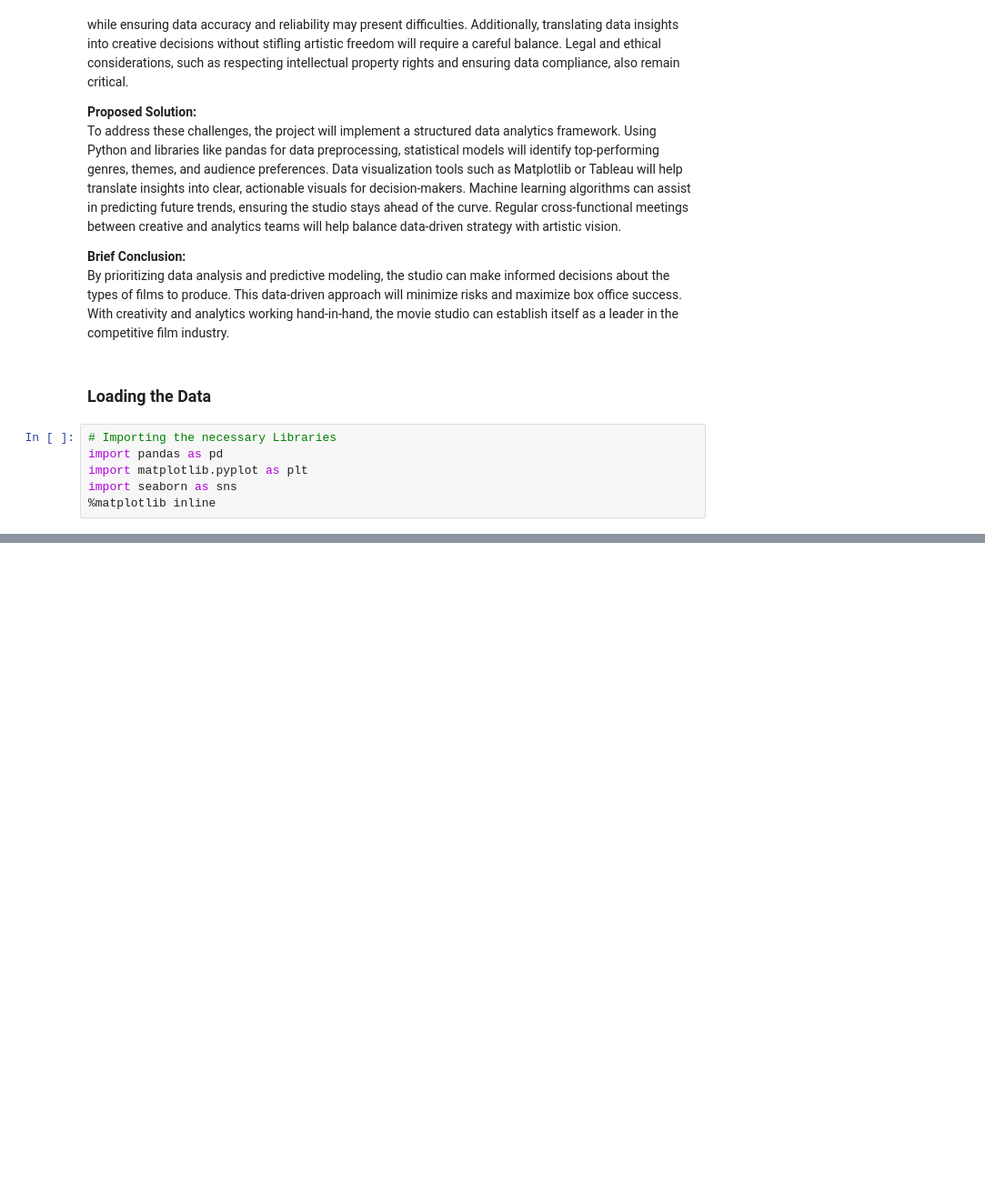
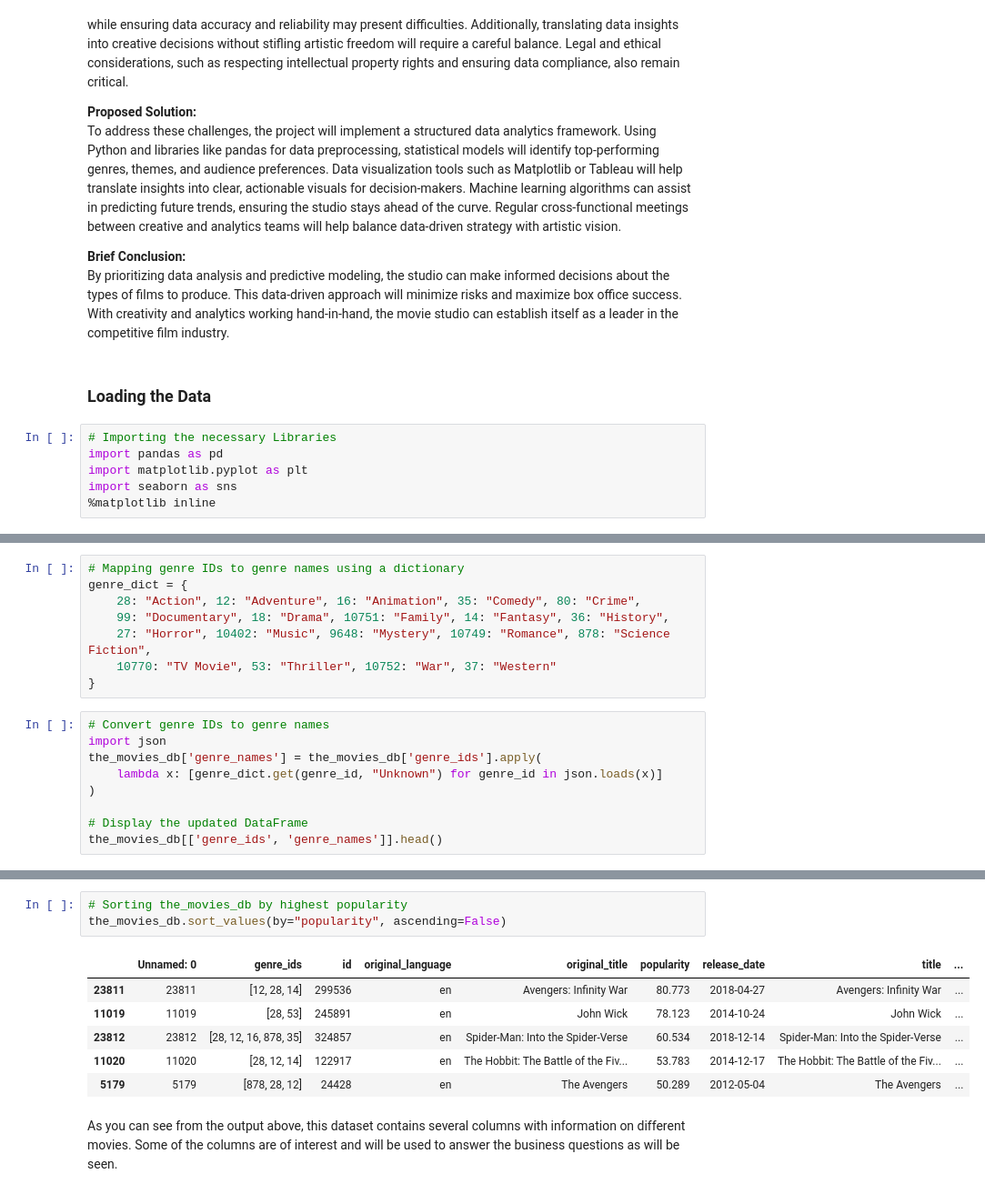
Before and after one commit to billysambasi/Group7_Phase_2_Project, a Jupyter notebook: student-bs.ipynb, the cells around one changed output, grey strips where cells are left out. Shown at 91% size. Cells and saved outputs as stored; diff of their text form; blank space fills up the shorter version.

```diff
--- a/student-bs.ipynb
+++ b/student-bs.ipynb
@@ -39,0 +204,17 @@ import seaborn as sns
+# %%
+# Mapping genre IDs to genre names using a dictionary
+genre_dict = {
+    28: "Action", 12: "Adventure", 16: "Animation", 35: "Comedy", 80: "Crime",
+    99: "Documentary", 18: "Drama", 10751: "Family", 14: "Fantasy", 36: "History",
+    27: "Horror", 10402: "Music", 9648: "Mystery", 10749: "Romance", 878: "Science Fiction",
+    10770: "TV Movie", 53: "Thriller", 10752: "War", 37: "Western"
+}
+# %%
+# Convert genre IDs to genre names
+import json
+the_movies_db['genre_names'] = the_movies_db['genre_ids'].apply(
+    lambda x: [genre_dict.get(genre_id, "Unknown") for genre_id in json.loads(x)]
+)
+
+# Display the updated DataFrame
+the_movies_db[['genre_ids', 'genre_names']].head()
@@ -39,0 +228,12 @@ import seaborn as sns
+# %%
+# Sorting the_movies_db by highest popularity
+the_movies_db.sort_values(by="popularity", ascending=False)
+# %% [output]
+|  | Unnamed: 0 | genre_ids | id | original_language | original_title | popularity | release_date | title | ... |
+| 23811 | 23811 | [12, 28, 14] | 299536 | en | Avengers: Infinity War | 80.773 | 2018-04-27 | Avengers: Infinity War | ... |
+| 11019 | 11019 | [28, 53] | 245891 | en | John Wick | 78.123 | 2014-10-24 | John Wick | ... |
+| 23812 | 23812 | [28, 12, 16, 878, 35] | 324857 | en | Spider-Man: Into the Spider-Verse | 60.534 | 2018-12-14 | Spider-Man: Into the Spider-Verse | ... |
+| 11020 | 11020 | [28, 12, 14] | 122917 | en | The Hobbit: The Battle of the Fiv... | 53.783 | 2014-12-17 | The Hobbit: The Battle of the Fiv... | ... |
+| 5179 | 5179 | [878, 28, 12] | 24428 | en | The Avengers | 50.289 | 2012-05-04 | The Avengers | ... |
+# %% [markdown]
+As you can see from the output above, this dataset contains several columns with information on different movies. Some of the columns are of interest and will be used to answer the business questions as will be seen.
```
Also changed, not shown: parts of 23 cells of this notebook.
